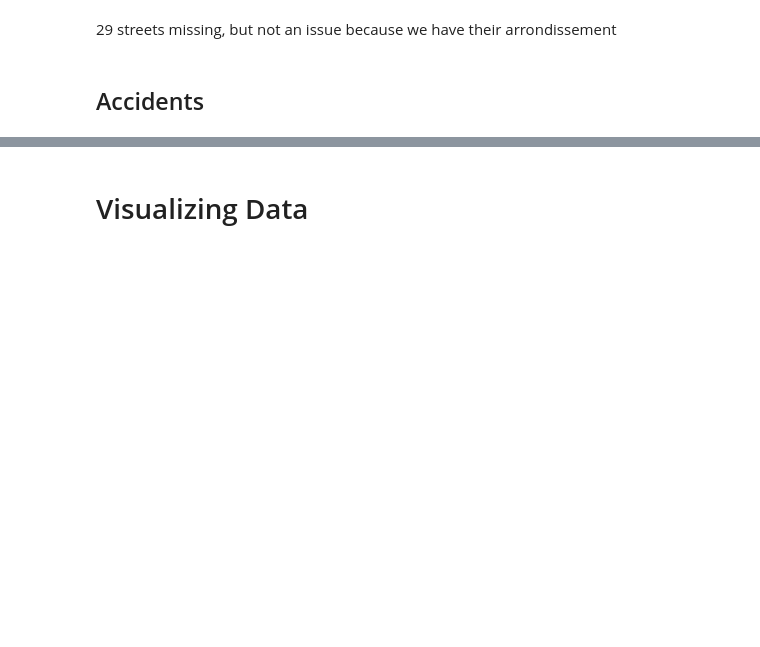
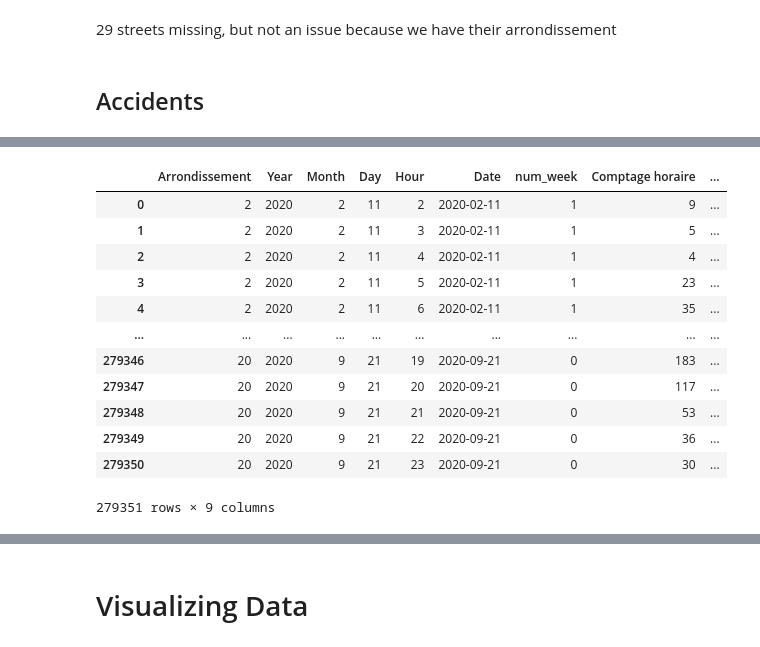
Before and after one commit to tmcdonald92/Bike-Traffic-In-Paris, a Jupyter notebook: Bycicles in Paris.ipynb, the cells around one changed output, grey strips where cells are left out. Drawn from its saved outputs; the diff is of its cells as text; code cells hidden in the pictures; blank space fills up the shorter version.

```diff
--- a/Bycicles in Paris.ipynb
+++ b/Bycicles in Paris.ipynb
@@ -300,0 +282,37 @@ dtype: int64
+# %%
+# Change data types
+accidents_2018=accidents_2018.astype({'Arrondissement': 'int64', 'date': 'datetime64[ns]', 'heure': 'int32'})
+# %%
+# Rename the columns
+accidents_2018=accidents_2018.rename(columns={'identifiant accident':'total_accidents','heure':'Hour','date':'Date'})
+# %%
+# Group the traffic dataframe because there is more than one camera per arrondissement, which means, if it merged
+# with the accidents dataframe, it would duplicate the number of accidents
+traffic_grouped=total_traffic.pivot_table(index=['Arrondissement','Year','Month','Day','Hour','Date','num_week'],
+                         values='Comptage horaire',
+                         aggfunc=sum).reset_index()
+# %%
+# Merge the accidents with the traffic dataframe
+traffic_grouped=traffic_grouped.merge(accidents_2018, how='left',
+                                  left_on=['Date','Hour','Arrondissement'],
+                                  right_on=['Date','Hour','Arrondissement']
+                                 )
+traffic_grouped.drop(columns='commune',inplace=True)
+# %%
+# Fill missing accidents with zero
+traffic_grouped.total_accidents=traffic_grouped.total_accidents.fillna(0)
+traffic_grouped
+# %% [output]
+|  | Arrondissement | Year | Month | Day | Hour | Date | num_week | Comptage horaire | ... |
+| 0 | 2 | 2020 | 2 | 11 | 2 | 2020-02-11 | 1 | 9 | ... |
+| 1 | 2 | 2020 | 2 | 11 | 3 | 2020-02-11 | 1 | 5 | ... |
+| 2 | 2 | 2020 | 2 | 11 | 4 | 2020-02-11 | 1 | 4 | ... |
+| 3 | 2 | 2020 | 2 | 11 | 5 | 2020-02-11 | 1 | 23 | ... |
+| 4 | 2 | 2020 | 2 | 11 | 6 | 2020-02-11 | 1 | 35 | ... |
+| ... | ... | ... | ... | ... | ... | ... | ... | ... | ... |
+| 279346 | 20 | 2020 | 9 | 21 | 19 | 2020-09-21 | 0 | 183 | ... |
+| 279347 | 20 | 2020 | 9 | 21 | 20 | 2020-09-21 | 0 | 117 | ... |
+| 279348 | 20 | 2020 | 9 | 21 | 21 | 2020-09-21 | 0 | 53 | ... |
+| 279349 | 20 | 2020 | 9 | 21 | 22 | 2020-09-21 | 0 | 36 | ... |
+| 279350 | 20 | 2020 | 9 | 21 | 23 | 2020-09-21 | 0 | 30 | ... |
+279351 rows × 9 columns
```
Also changed, not shown: parts of 21 cells of this notebook.
